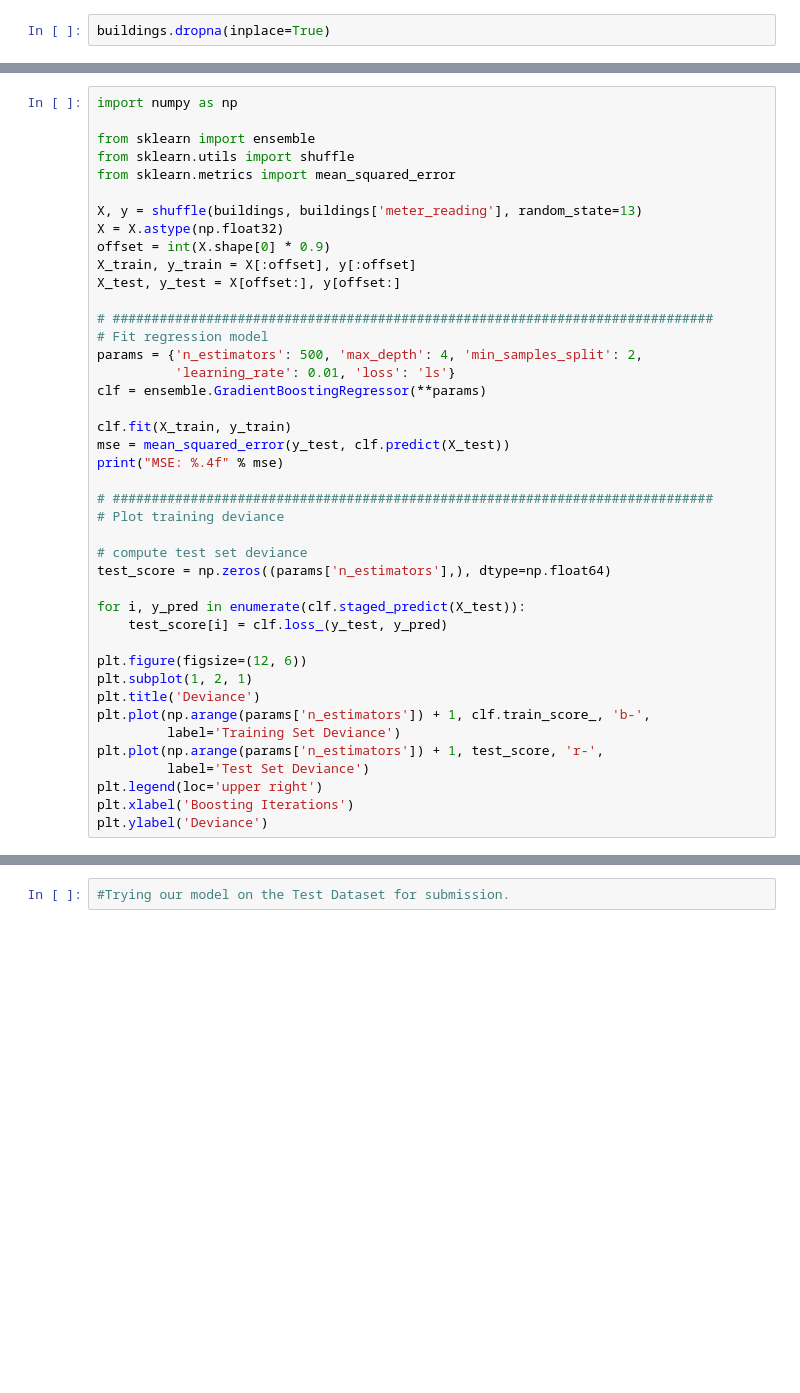
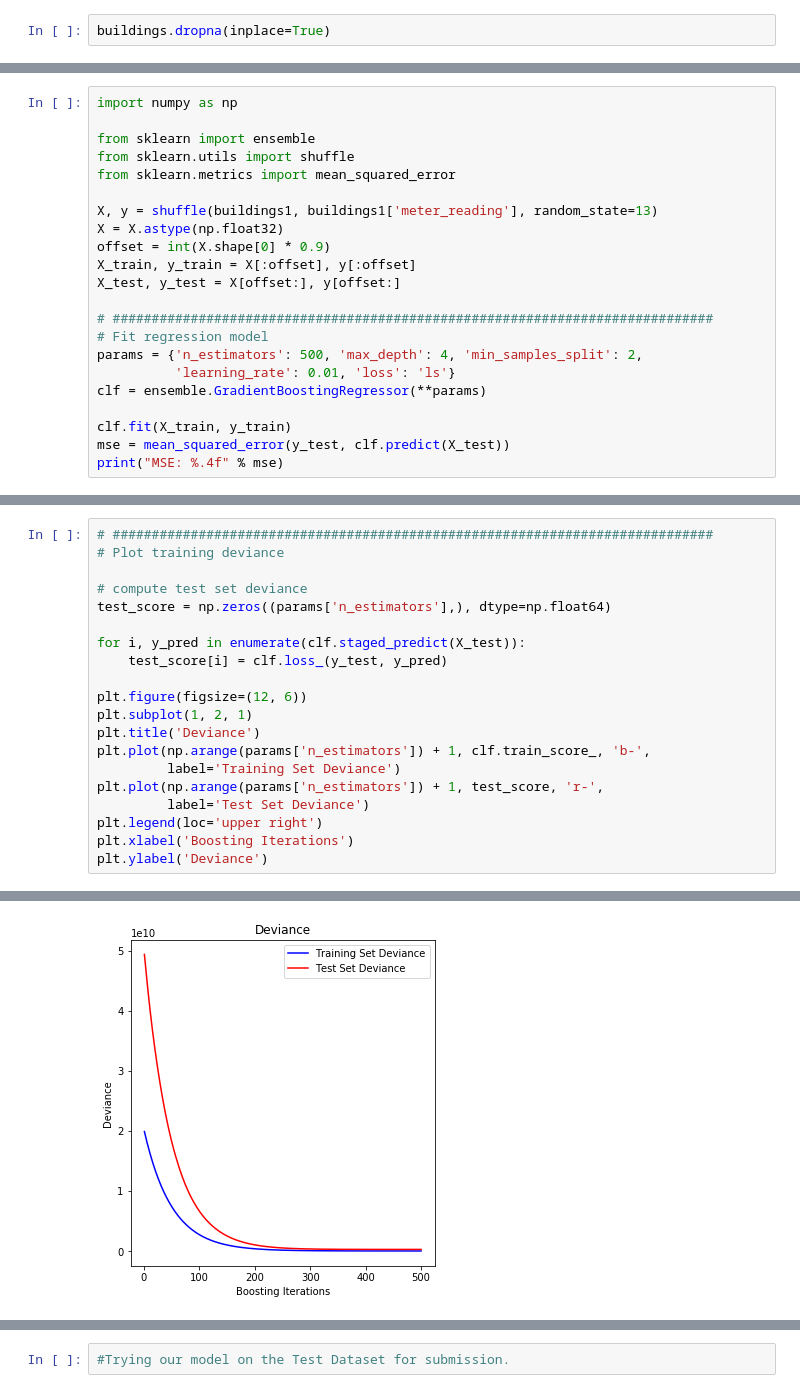
Before and after one commit to gokul1794/ashrae-kaggle, a Jupyter notebook: ashrae_combined.ipynb, the cells around one changed output, grey strips where cells are left out. Saved outputs shown, nothing was run; the diff lists cells and outputs as text; blank space fills up the shorter version.

```diff
--- a/ashrae_combined.ipynb
+++ b/ashrae_combined.ipynb
@@ -310,0 +278,22 @@ KeyError: ('building_id', 'meter', 'site_id', 'square_feet', 'year_built', 'floo
+# %%
+import numpy as np
+
+from sklearn import ensemble
+from sklearn.utils import shuffle
+from sklearn.metrics import mean_squared_error
+
+X, y = shuffle(buildings1, buildings1['meter_reading'], random_state=13)
+X = X.astype(np.float32)
+offset = int(X.shape[0] * 0.9)
+X_train, y_train = X[:offset], y[:offset]
+X_test, y_test = X[offset:], y[offset:]
+
+# #############################################################################
+# Fit regression model
+params = {'n_estimators': 500, 'max_depth': 4, 'min_samples_split': 2,
+          'learning_rate': 0.01, 'loss': 'ls'}
+clf = ensemble.GradientBoostingRegressor(**params)
+
+clf.fit(X_train, y_train)
+mse = mean_squared_error(y_test, clf.predict(X_test))
+print("MSE: %.4f" % mse)
@@ -311,26 +302,4 @@ KeyError: ('building_id', 'meter', 'site_id', 'square_feet', 'year_built', 'floo
 # %%
-import numpy as np
-
-from sklearn import ensemble
-from sklearn.utils import shuffle
-from sklearn.metrics import mean_squared_error
-
-X, y = shuffle(buildings, buildings['meter_reading'], random_state=13)
-X = X.astype(np.float32)
-offset = int(X.shape[0] * 0.9)
-X_train, y_train = X[:offset], y[:offset]
-X_test, y_test = X[offset:], y[offset:]
-
-# #############################################################################
-# Fit regression model
-params = {'n_estimators': 500, 'max_depth': 4, 'min_samples_split': 2,
-          'learning_rate': 0.01, 'loss': 'ls'}
-clf = ensemble.GradientBoostingRegressor(**params)
-
-clf.fit(X_train, y_train)
-mse = mean_squared_error(y_test, clf.predict(X_test))
-print("MSE: %.4f" % mse)
-
 # #############################################################################
 # Plot training deviance
 
@@ -350,3 +319,4 @@ plt.plot(np.arange(params['n_estimators']) + 1, test_score, 'r-',
 plt.legend(loc='upper right')
 plt.xlabel('Boosting Iterations')
 plt.ylabel('Deviance')
+# %% [output]
@@ -352,0 +324 @@ plt.ylabel('Deviance')
+[figure, added]
```
Also changed, not shown: parts of 25 cells of this notebook.
